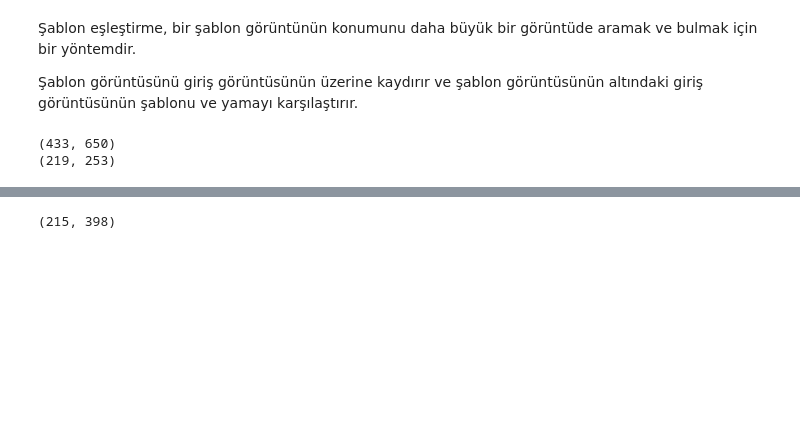
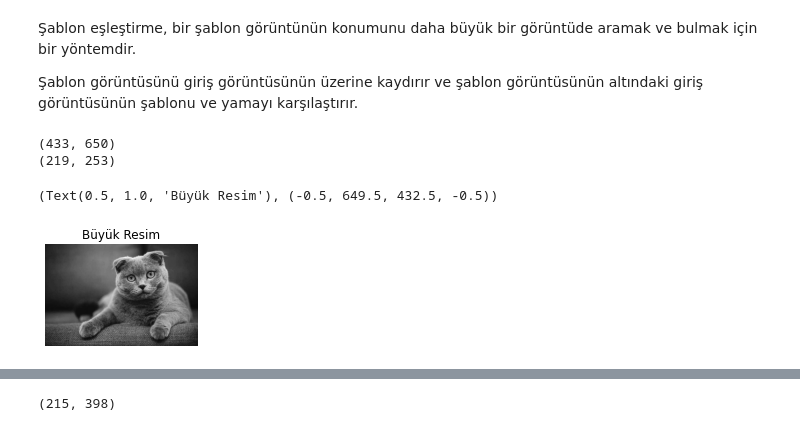
Before and after one commit to yrlmzmerve/Open_CV_Tutorial, a Jupyter notebook: Object_Detection.ipynb, the cells around one changed output, grey strips where cells are left out. Saved outputs shown, nothing was run; the diff lists cells and outputs as text; code cells hidden in the pictures; blank space fills up the shorter version.

```diff
--- a/Object_Detection.ipynb
+++ b/Object_Detection.ipynb
@@ -287,3 +287,10 @@ h, w = template.shape
 # %% [output]
 (433, 650)
 (219, 253)
+# %%
+plt.figure()
+plt.subplot(121), plt.imshow(img, cmap = "gray")
+plt.title("Büyük Resim"), plt.axis("off")
+# %% [output]
+(Text(0.5, 1.0, 'Büyük Resim'), (-0.5, 649.5, 432.5, -0.5))
+[figure, added]
```
Also changed, not shown: parts of 1 cell of this notebook.
